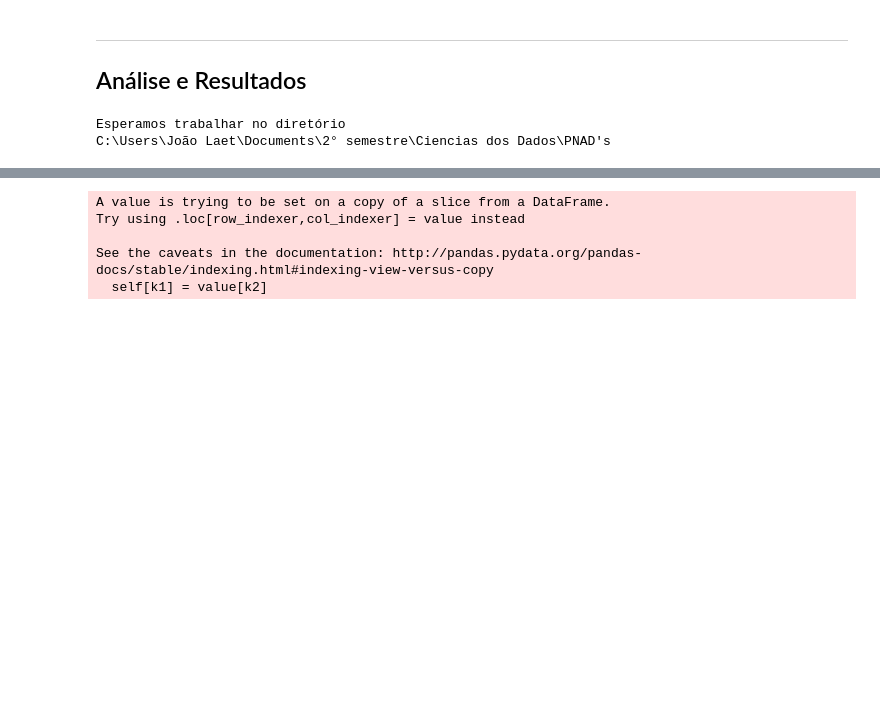
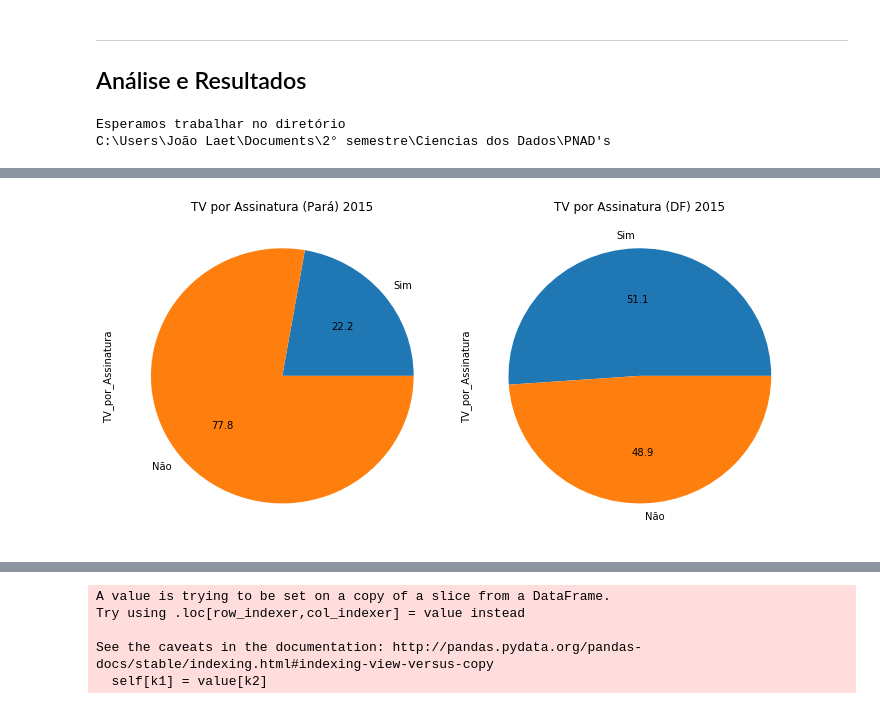
Before and after one commit to laet99/Projeto-1-CD, a Jupyter notebook: Projeto1 Layout - MONSTRO.ipynb, the cells around one changed output, grey strips where cells are left out. Drawn from its saved outputs; the diff is of its cells as text; code cells hidden in the pictures; blank space fills up the shorter version.

```diff
--- a/Projeto1 Layout - MONSTRO.ipynb
+++ b/Projeto1 Layout - MONSTRO.ipynb
@@ -26,0 +124,12 @@ C:\Users\João Laet\Documents\2° semestre\Ciencias dos Dados\PNAD's
+# %%
+fig = plt.figure(figsize=(15, 5))
+
+plt.subplot(131)
+plot = ut29.plot(kind='pie',title='TV por Assinatura (Pará) 2015',autopct='%.1f')
+plt.subplot(132)
+plot = DF29.plot(kind='pie',title='TV por Assinatura (DF) 2015',autopct='%.1f')
+
+plt.tight_layout()
+plt.show()
+# %% [output]
+[figure, added]
```
Also changed, not shown: parts of 43 cells of this notebook.
